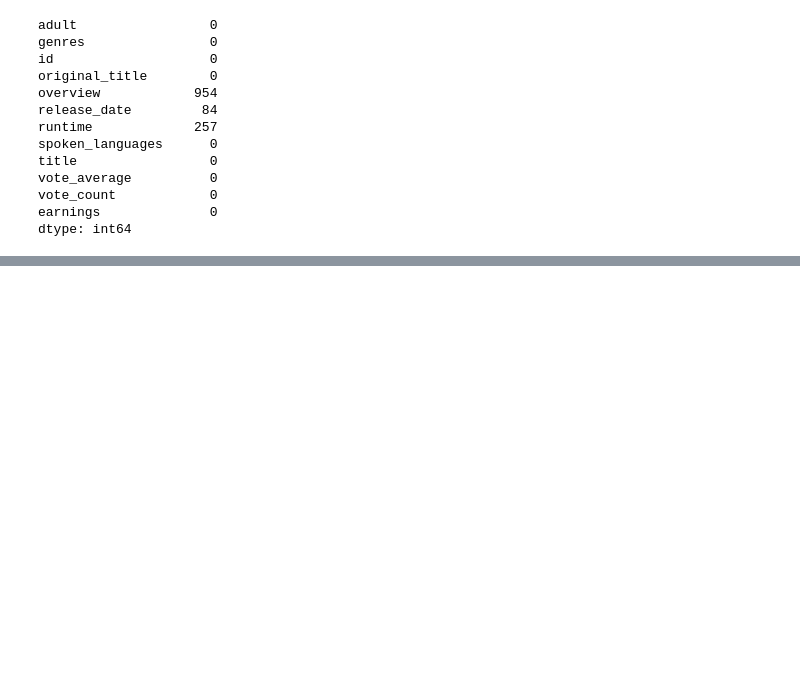
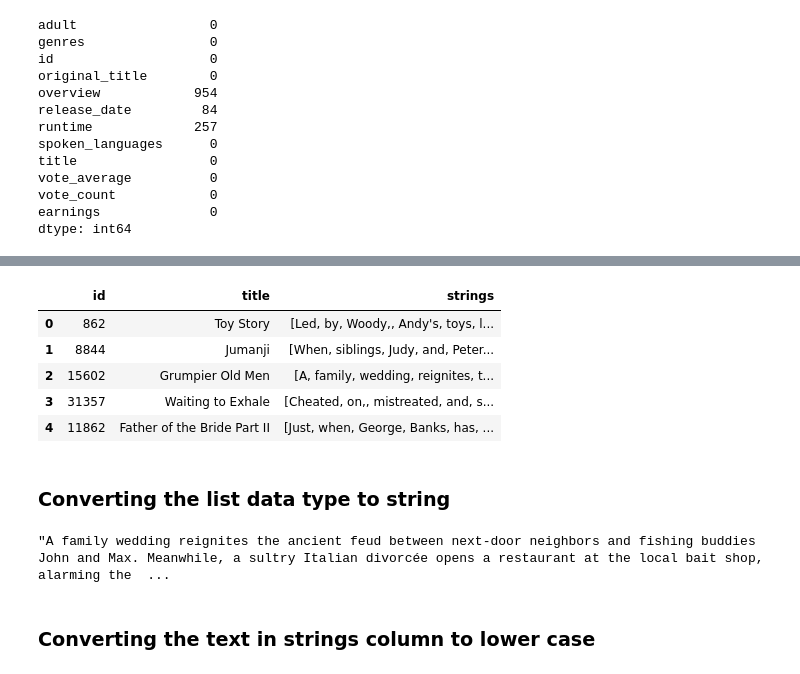
Before and after one commit to sanjyay/Movie-Recommender-System, a Jupyter notebook: Movie-Recommender-System.ipynb, the cells around one changed output, grey strips where cells are left out. Saved outputs shown, nothing was run; the diff lists cells and outputs as text; code cells hidden in the pictures; blank space fills up the shorter version.

```diff
--- a/Movie-Recommender-System.ipynb
+++ b/Movie-Recommender-System.ipynb
@@ -272,0 +342,2 @@ df_movies.head(2)
+# %%
+df1=final_df[['id','title','overview','genres','keywords','cast','director']]
@@ -272,0 +349,5 @@ df_movies.head(2)
+# %%
+df1['genres']=df1['genres'].apply(lambda x:[i.replace(" ",'')for i in x])
+df1['keywords']=df1['keywords'].apply(lambda x:[i.replace(" ",'')for i in x])
+df1['cast']=df1['cast'].apply(lambda x:[i.replace(" ",'')for i in x])
+df1['director']=df1['director'].apply(lambda x:[i.replace(" ",'')for i in x])
@@ -272,0 +362,2 @@ df_movies.head(2)
+# %%
+df1['strings']=df1['overview']+df1['genres']+df1['keywords']+df1['cast']+df1['director']
@@ -272,0 +369,12 @@ df_movies.head(2)
+# %%
+new_df=df1[['id','title','strings']]
+new_df.head()
+# %% [output]
+|  | id | title | strings |
+| 0 | 862 | Toy Story | [Led, by, Woody,, Andy's, toys, l... |
+| 1 | 8844 | Jumanji | [When, siblings, Judy, and, Peter... |
+| 2 | 15602 | Grumpier Old Men | [A, family, wedding, reignites, t... |
+| 3 | 31357 | Waiting to Exhale | [Cheated, on,, mistreated, and, s... |
+| 4 | 11862 | Father of the Bride Part II | [Just, when, George, Banks, has, ... |
+# %% [markdown]
+### Converting the list data type to string
@@ -272,0 +383,6 @@ df_movies.head(2)
+# %%
+new_df['strings'][2]
+# %% [output]
+"A family wedding reignites the ancient feud between next-door neighbors and fishing buddies John and Max. Meanwhile, a sultry Italian divorcée opens a restaurant at the local bait shop, alarming the  ...
+# %% [markdown]
+### Converting the text in strings column to lower case
```
Also changed, not shown: parts of 40 cells of this notebook.
